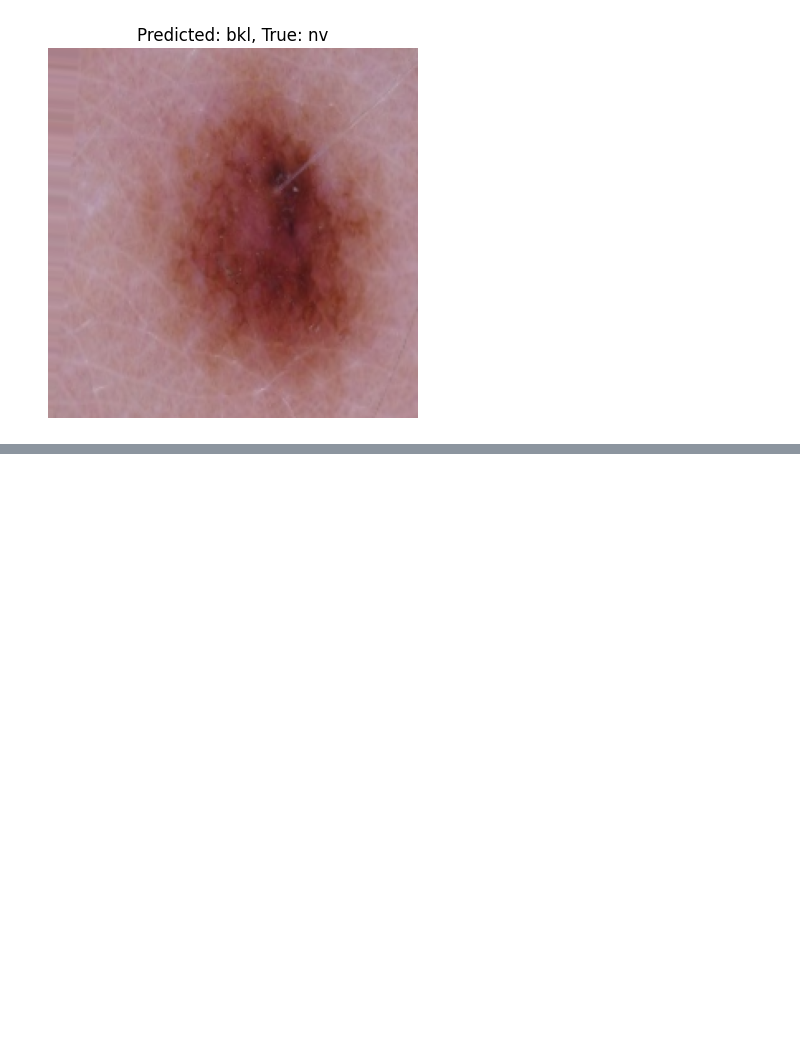
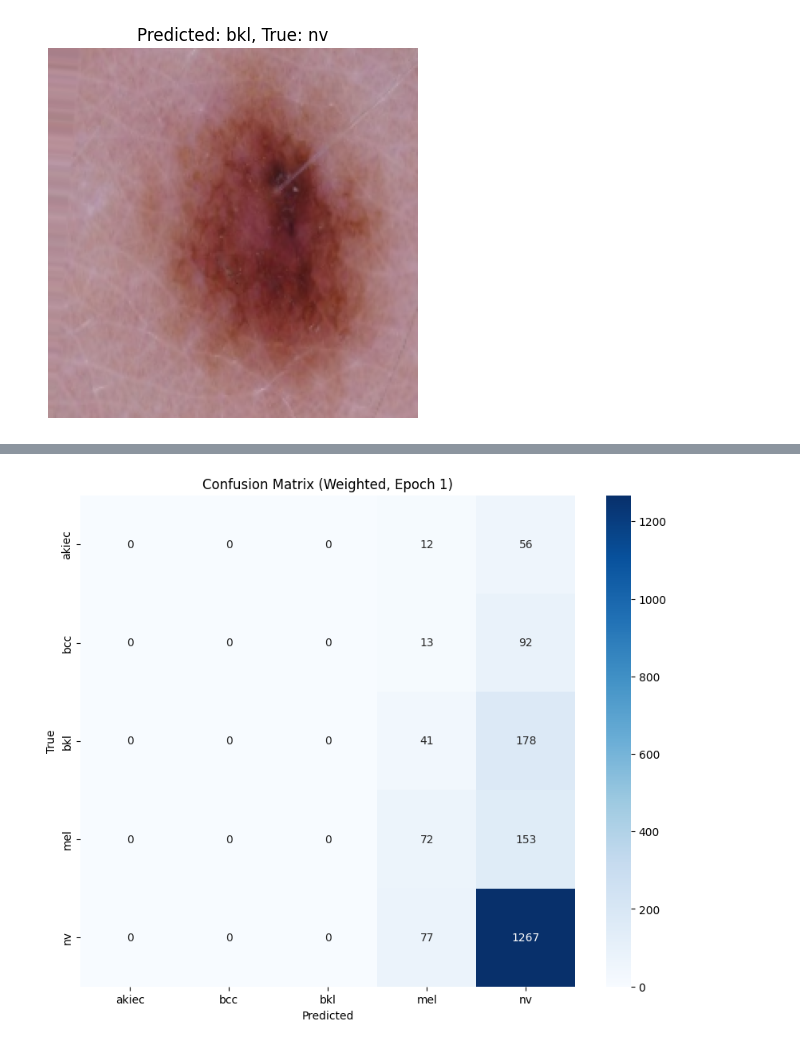
Before and after one commit to dmishra32/DAISY, a Jupyter notebook: notebooks/model_design.ipynb, the cells around one changed output, grey strips where cells are left out. Saved outputs shown, nothing was run; the diff lists cells and outputs as text; code cells hidden in the pictures; blank space fills up the shorter version.

```diff
--- a/notebooks/model_design.ipynb
+++ b/notebooks/model_design.ipynb
@@ -272,0 +634,86 @@ plt.show()
+# %%
+import numpy as np
+import matplotlib.pyplot as plt
+from sklearn.metrics import confusion_matrix, classification_report, precision_recall_curve, roc_curve, auc
+from sklearn.preprocessing import label_binarize
+import seaborn as sns
+
+# Load fine-tuned model
+from tensorflow.keras.models import load_model
+model = load_model('/content/drive/MyDrive/DAISY-Project/models/resnet50_weighted.keras')
+
+# Reset and predict
+val_generator.reset()
+preds = model.predict(val_generator)
+pred_labels = np.argmax(preds, axis=1)
+true_labels = val_generator.classes
+class_names = ['akiec', 'bcc', 'bkl', 'mel', 'nv']
+
+# Confusion matrix
+cm = confusion_matrix(true_labels, pred_labels)
+plt.figure(figsize=(10, 8))
+sns.heatmap(cm, annot=True, fmt='d', cmap='Blues', xticklabels=class_names, yticklabels=class_names)
+plt.title('Confusion Matrix (Weighted, Epoch 1)')
+plt.xlabel('Predicted')
+plt.ylabel('True')
+plt.savefig('/content/drive/MyDrive/DAISY-Project/docs/confusion_matrix_weighted.png')
+plt.show()
+
+# Classification report
+report = classification_report(true_labels, pred_labels, target_names=class_names, output_dict=True)
+print("Classification Report (Weighted, Epoch 1):\n", classification_report(true_labels, pred_labels, target_names=class_names))
+with open('/content/drive/MyDrive/DAISY-Project/docs/classification_report_weighted.json', 'w') as f:
+    import json
+    json.dump(report, f, indent=4)
+
+# Precision-Recall Curve
+y_test_bin = label_binarize(true_labels, classes=range(5))
+plt.figure(figsize=(10, 6))
+for i in range(5):
+    precision, recall, _ = precision_recall_curve(y_test_bin[:, i], preds[:, i])
+    plt.plot(recall, precision, label=f'{class_names[i]} (AUC = {auc(recall, precision):.2f})')
+plt.title('Precision-Recall Curve')
+plt.xlabel('Recall')
+plt.ylabel('Precision')
+plt.legend()
+plt.savefig('/content/drive/MyDrive/DAISY-Project/docs/pr_curve.png')
+plt.show()
+
+# ROC Curve and AUC
+fpr = dict()
+tpr = dict()
+roc_auc = dict()
+for i in range(5):
+    fpr[i], tpr[i], _ = roc_curve(y_test_bin[:, i], preds[:, i])
+    roc_auc[i] = auc(fpr[i], tpr[i])
+plt.figure(figsize=(10, 6))
+for i in range(5):
+    plt.plot(fpr[i], tpr[i], label=f'{class_names[i]} (AUC = {roc_auc[i]:.2f})')
+plt.plot([0, 1], [0, 1], 'k--')
+plt.title('ROC Curve')
+plt.xlabel('False Positive Rate')
+plt.ylabel('True Positive Rate')
+plt.legend()
+plt.savefig('/content/drive/MyDrive/DAISY-Project/docs/roc_curve.png')
+plt.show()
+
+# Training curves (fine-tuning)
+plt.figure(figsize=(10, 4))
+plt.subplot(1, 2, 1)
+plt.plot(history_weighted.history['accuracy'], label='Train Accuracy')
+plt.plot(history_weighted.history['val_accuracy'], label='Val Accuracy')
+plt.title('Model Accuracy (Weighted)')
+plt.xlabel('Epoch')
+plt.ylabel('Accuracy')
+plt.legend()
+plt.subplot(1, 2, 2)
+plt.plot(history_weighted.history['loss'], label='Train Loss')
+plt.plot(history_weighted.history['val_loss'], label='Val Loss')
+plt.title('Model Loss (Weighted)')
+plt.xlabel('Epoch')
+plt.ylabel('Loss')
+plt.legend()
+plt.tight_layout()
+plt.savefig('/content/drive/MyDrive/DAISY-Project/docs/training_curves_weighted.png')
+plt.show()
+# %% [output]
@@ -272,0 +721 @@ plt.show()
+[figure, added]
```
Also changed, not shown: parts of 12 cells of this notebook.
